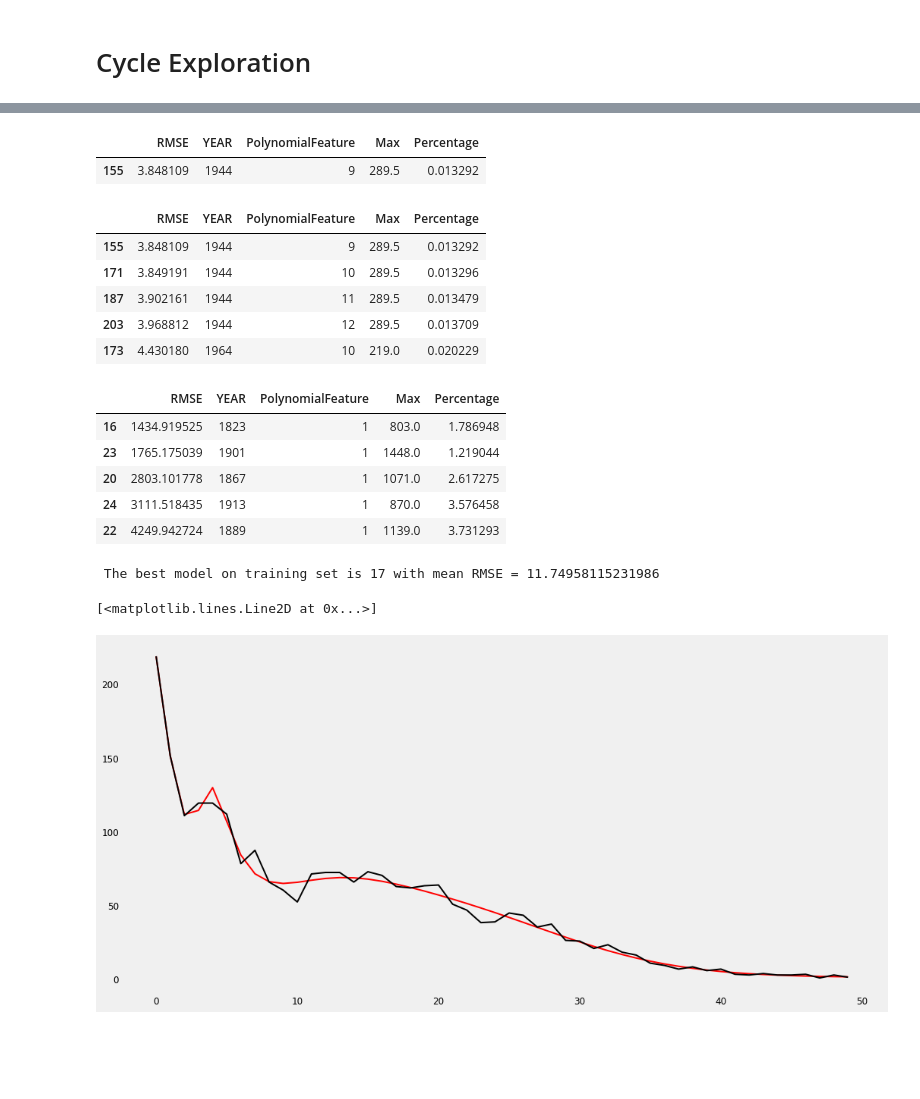
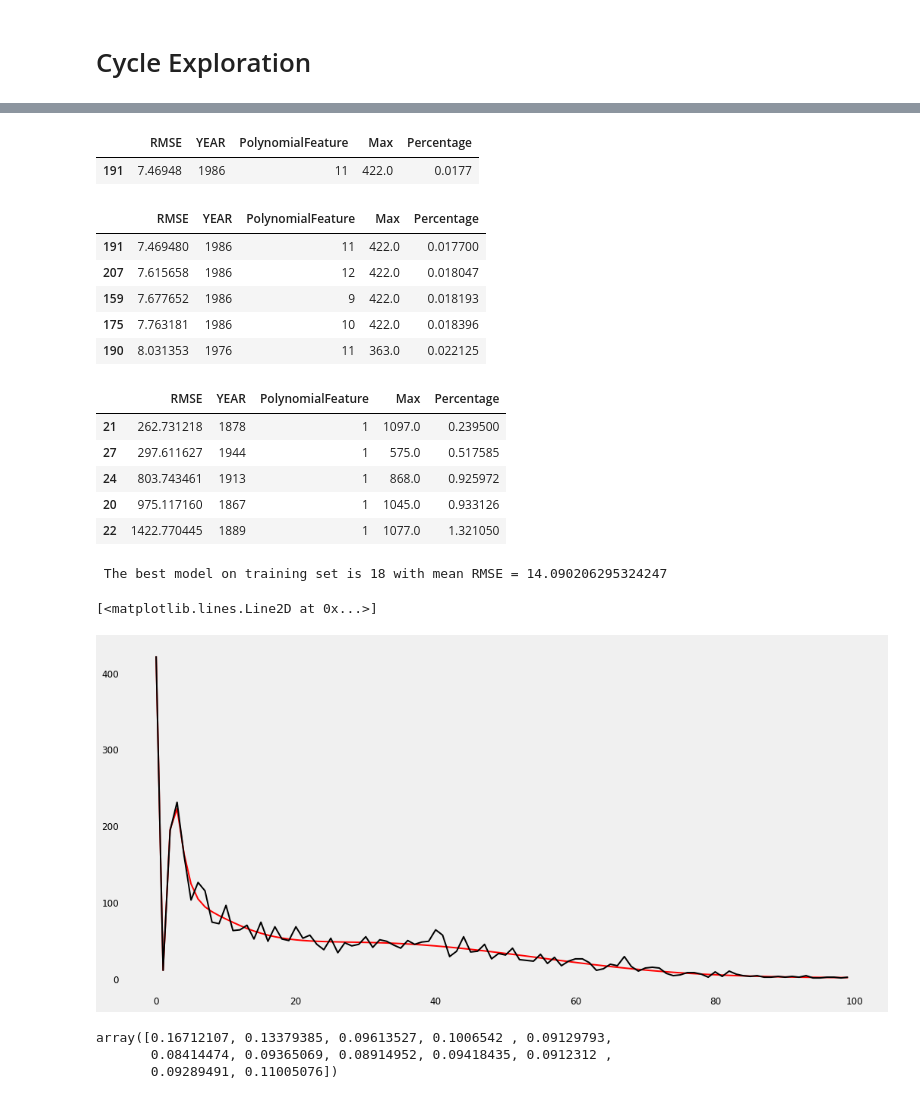
Before and after one commit to PieroPaialungaAI/AdvancedStatistics, a Jupyter notebook: Advanced Statistics.ipynb, the cells around one changed output, grey strips where cells are left out. Cells and saved outputs as stored; diff of their text form; code cells hidden in the pictures; blank space fills up the shorter version.

```diff
--- a/Advanced Statistics.ipynb
+++ b/Advanced Statistics.ipynb
@@ -181,4 +178,4 @@ plt.plot(np.exp(x),np.exp(reg.predict(X)),color='black')
 # %% [markdown]
 # Periodic data:
 # %%
-data=pd.read_csv('/Users/pierohmd/Desktop/year.csv',sep=';',header=None)
+data=pd.read_csv('year.csv',sep=';',header=None)
@@ -264,6 +259,11 @@ plt.plot(MIN,MINV,'.',color='black')
 max_data=pd.DataFrame({'i':ARGMAX,'value':MAX})
 # %% [markdown]
 # Cycle Exploration
+# %%
+data=pd.read_csv('day.csv',sep=';',header=None)
+data=data.rename(columns={0:'Year',1:'Month',2:'Day',3:'Date',4:'Sunspot',5:'Std',6:'N',7:'isprov'})
+data=data.drop(data[data['Sunspot']==-1].index)
+data=data.drop(data[data.isprov==0].index)
 # %%
 C_YEAR=datapoint.Year.astype(int).tolist()
 # %%
@@ -280,8 +280,8 @@ for y in start:
 # %%
 for y in range(len(C_YEAR)-1):
     cicle=c_data[(c_data['Year']>=C_YEAR[y]) & (c_data['Year']<=C_YEAR[y+1])]
-    x=np.histogram(cicle.Sunspot,bins=50)[1][0:50]
-    y=np.histogram(cicle.Sunspot,bins=50)[0]
+    x=np.histogram(cicle.Sunspot,bins=100)[1][0:100]
+    y=np.histogram(cicle.Sunspot,bins=100)[0]
     sns.distplot(cicle.Sunspot)
     plt.legend()
 # %% [output]
@@ -301,8 +318,8 @@ for n in N_FEAT:
     Y=[]
     for j in range(len(C_YEAR)-2):
         cicle=c_data[(c_data['Year']>=C_YEAR[j]) & (c_data['Year']<=C_YEAR[j+1])]
-        x=np.histogram(cicle.Sunspot,bins=50)[1][0:50].astype(float)
-        y=np.histogram(cicle.Sunspot,bins=50)[0].astype(float)
+        x=np.histogram(cicle.Sunspot,bins=100)[1][0:100].astype(float)
+        y=np.histogram(cicle.Sunspot,bins=100)[0].astype(float)
         y=y+1
         x=x+1
         #y=np.array(y)
@@ -310,7 +327,7 @@ for n in N_FEAT:
         #print(y)
         x=x.reshape(-1,1)
         y=np.log(y)
-        #y=y.reshape(-1,1)
+        y=y.reshape(-1,1)
         y=y-y.min()
         poly = PolynomialFeatures(n)
         X=poly.fit_transform(x)
@@ -319,9 +336,9 @@ for n in N_FEAT:
         #print(len(pred),len(X))
         PRED.append(np.exp(pred))
 
-        coef=[reg.intercept_]
-        for c in range(1,len(reg.coef_)):
-            coef.append(reg.coef_[c])
+        coef=[reg.intercept_[0]]
+        for c in range(1,len(reg.coef_[0])):
+            coef.append(reg.coef_[0][c])
         COEF.append(coef)
         RMSE.append(np.sqrt(mse(np.exp(pred),np.exp(y))))
         Y_MAX.append(np.max(np.exp(y)))
@@ -337,25 +354,25 @@ res=pd.DataFrame({'RMSE':RMSE,'YEAR':YEAR,'PolynomialFeature':N,'Max':Y_MAX,'Per
 res.loc[res.RMSE==res.RMSE.min()]
 # %% [output]
 |  | RMSE | YEAR | PolynomialFeature | Max | Percentage |
-| 155 | 3.848109 | 1944 | 9 | 289.5 | 0.013292 |
+| 191 | 7.46948 | 1986 | 11 | 422.0 | 0.0177 |
 # %%
 res.sort_values(by='RMSE').head()
 # %% [output]
 |  | RMSE | YEAR | PolynomialFeature | Max | Percentage |
-| 155 | 3.848109 | 1944 | 9 | 289.5 | 0.013292 |
-| 171 | 3.849191 | 1944 | 10 | 289.5 | 0.013296 |
-| 187 | 3.902161 | 1944 | 11 | 289.5 | 0.013479 |
-| 203 | 3.968812 | 1944 | 12 | 289.5 | 0.013709 |
-| 173 | 4.430180 | 1964 | 10 | 219.0 | 0.020229 |
+| 191 | 7.469480 | 1986 | 11 | 422.0 | 0.017700 |
+| 207 | 7.615658 | 1986 | 12 | 422.0 | 0.018047 |
+| 159 | 7.677652 | 1986 | 9 | 422.0 | 0.018193 |
+| 175 | 7.763181 | 1986 | 10 | 422.0 | 0.018396 |
+| 190 | 8.031353 | 1976 | 11 | 363.0 | 0.022125 |
 # %%
 res.sort_values(by='RMSE').tail()
 # %% [output]
 |  | RMSE | YEAR | PolynomialFeature | Max | Percentage |
-| 16 | 1434.919525 | 1823 | 1 | 803.0 | 1.786948 |
-| 23 | 1765.175039 | 1901 | 1 | 1448.0 | 1.219044 |
-| 20 | 2803.101778 | 1867 | 1 | 1071.0 | 2.617275 |
-| 24 | 3111.518435 | 1913 | 1 | 870.0 | 3.576458 |
-| 22 | 4249.942724 | 1889 | 1 | 1139.0 | 3.731293 |
+| 21 | 262.731218 | 1878 | 1 | 1097.0 | 0.239500 |
+| 27 | 297.611627 | 1944 | 1 | 575.0 | 0.517585 |
+| 24 | 803.743461 | 1913 | 1 | 868.0 | 0.925972 |
+| 20 | 975.117160 | 1867 | 1 | 1045.0 | 0.933126 |
+| 22 | 1422.770445 | 1889 | 1 | 1077.0 | 1.321050 |
 # %%
 MEAN_RMSE=[]
 for n in N_FEAT:
@@ -367,13 +384,13 @@ min_rmse=MEAN_RMSE.min()
 # %%
 print (' The best model on training set is ' + str(min_mod)+' with mean RMSE = '+str(min_rmse))
 # %% [output]
- The best model on training set is 17 with mean RMSE = 11.74958115231986
+ The best model on training set is 18 with mean RMSE = 14.090206295324247
 # %%
-plt.plot(PRED[len(PRED)-3],color='red')
-plt.plot(Y[len(PRED)-3],color='black')
+plt.plot(PRED[len(PRED)-1],color='red')
+plt.plot(Y[len(PRED)-1],color='black')
 # %% [output]
 [<matplotlib.lines.Line2D at 0x...>]
-[figure, old version]
+[figure, new version]
 # %%
 MODELS=[]
 for c in range(len(COEF_N)):
@@ -430,6 +435,12 @@ for n in range(1,len(N_FEAT)):
 # %%
 RMSE=np.array(RMSE)
 PERC=RMSE/y.max()
+# %%
+PERC
+# %% [output]
+array([0.16712107, 0.13379385, 0.09613527, 0.1006542 , 0.09129793,
+       0.08414474, 0.09365069, 0.08914952, 0.09418435, 0.0912312 ,
+       0.09289491, 0.11005076])
 # %%
 best_degree=1+RMSE.argmin()
 # %%
```
Also changed, not shown: parts of 27 cells of this notebook.
